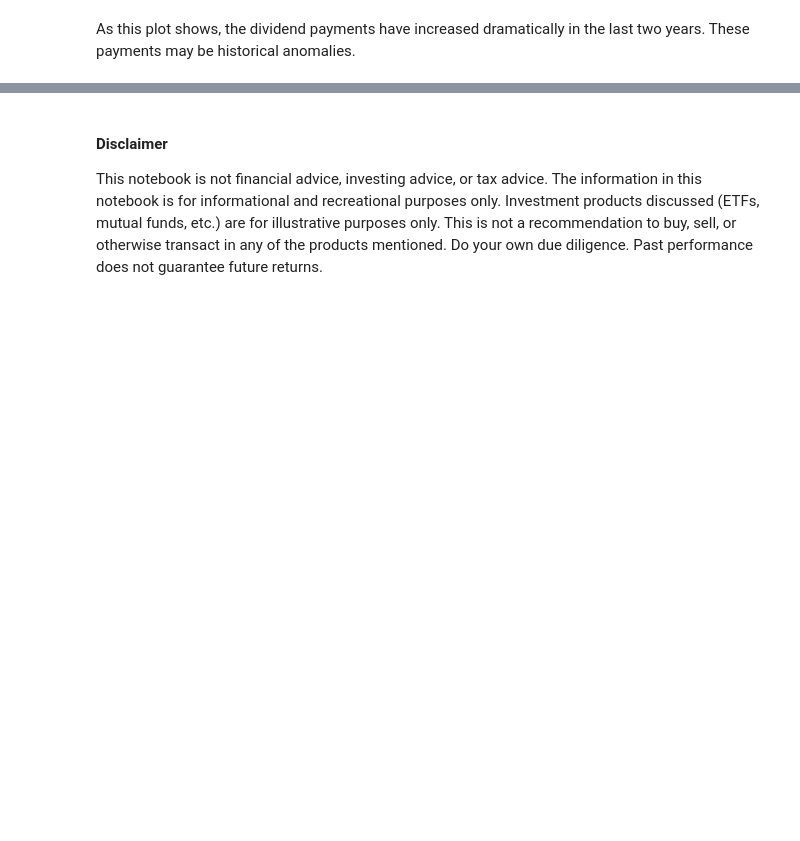
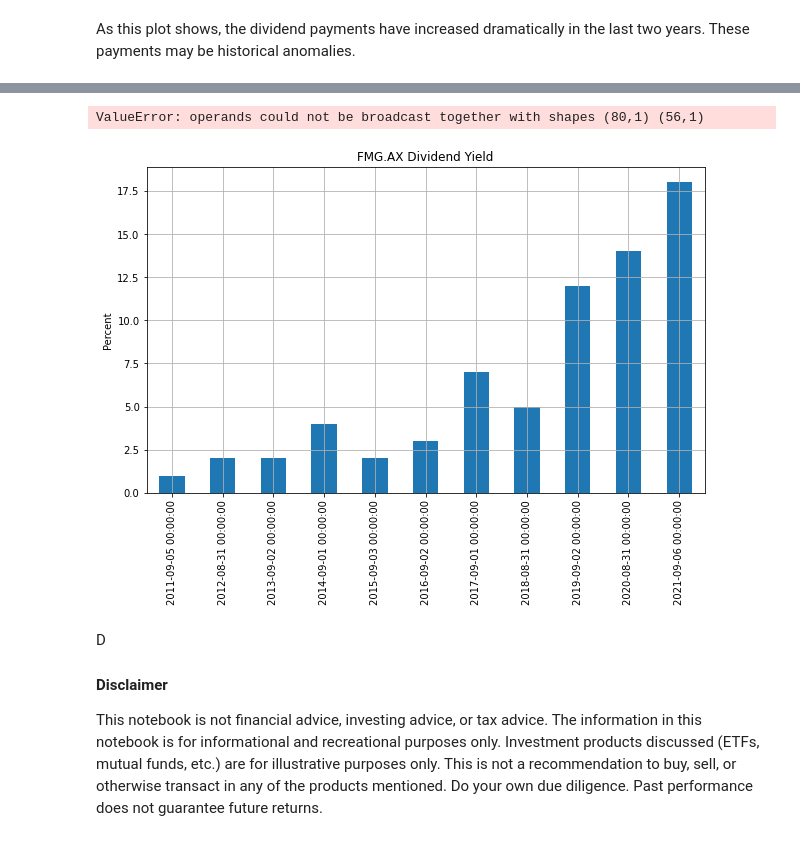
Before and after one commit to IanLKaplan/all_weather_portfolio, a Jupyter notebook: dividend_portfolio.ipynb, the cells around one changed output, grey strips where cells are left out. Saved outputs shown, nothing was run; the diff lists cells and outputs as text; code cells hidden in the pictures; blank space fills up the shorter version.

```diff
--- a/dividend_portfolio.ipynb
+++ b/dividend_portfolio.ipynb
@@ -627,5 +596,72 @@ percent_series.plot(grid=True, figsize=(10,6), ylabel="Percent", title="FMG Divi
+# %%
+def get_dividend(symbol: str) -> pd.Series:
+    dividend_file = f'{symbol}_dividends'
+    dividends = get_dividend_data(symbol, dividend_file)
+    div_date_series = pd.to_datetime( dividends.index )
+    dividends.index = div_date_series
+    return dividends
+
+
+def get_dividend_return(symbol: str, dividends: pd.Series) -> pd.Series:
+    div_date_series = pd.to_datetime(dividends.index)
+    start_date = div_date_series[0]
+    end_date = div_date_series[ len(div_date_series) - 1]
+    data_source = 'yahoo'
+    close_file = f'{symbol}_close'
+    close_values = get_market_data(file_name=close_file,
+                                   data_col='Close',
+                                   symbols=[symbol],
+                                   data_source=data_source,
+                                   start_date=start_date,
+                                   end_date=end_date)
+    close_date_series = pd.to_datetime(close_values.index)
+    dividend_ix = close_date_series.isin( div_date_series )
+    dividend_close = close_values[dividend_ix]
+    percent = (dividends.values / dividend_close.values).round(2).flatten()
+    percent_series = pd.Series(percent)
+    percent_series.index = dividends.index
+    return percent_series
+
+
+def get_yearly_return(dividend_ret: pd.Series) -> pd.Series:
+    yearly_div: List = []
+    div_dates: List = []
+    div_value = dividend_ret[0]
+    div_year = dividend_ret.index[0]
+    for i in range(1, dividend_ret.shape[0]):
+        if dividend_ret.index[i].year == div_year.year:
+            div_value = div_value + dividend_ret[i]
+            div_year = dividend_ret.index[i]
+        else:
+            yearly_div.append(div_value)
+            div_dates.append(div_year)
+            div_value = dividend_ret[i]
+            div_year = dividend_ret.index[i]
+    yearly_div.append(div_value)
+    div_dates.append(div_year)
+    yearly_div_series = pd.Series(yearly_div)
+    yearly_div_series.index = div_dates
+    return yearly_div_series
+
+
+def get_asset_yearly_ret(symbol: str) -> pd.Series:
+    dividends = get_dividend(symbol)
+    div_return = get_dividend_return(symbol, dividends)
+    yearly_ret = get_yearly_return(div_return)
+    return yearly_ret
+
+symbols = ['FMG.AX', 'BHP', 'RIO', 'CEQP', 'ARCC', 'EVV', 'PTY',
+           'NUSI', 'SUN.AX', 'WBK', 'WMB', 'XOM', 'WPC']
+
+for sym in symbols:
+    yearly_ret = get_asset_yearly_ret(sym)
+    title = f'{sym} Dividend Yield'
+    (yearly_ret * 100).plot(grid=True, figsize=(10,6), ylabel="Percent", title=title, kind='bar')
+# %% [output]
+ValueError: operands could not be broadcast together with shapes (80,1) (56,1)
+[figure, added]
 # %% [markdown]
-<h4>
+D<h4>
 Disclaimer
 </h4>
 <p>
```
Also changed, not shown: parts of 5 cells of this notebook, 1 other file.
